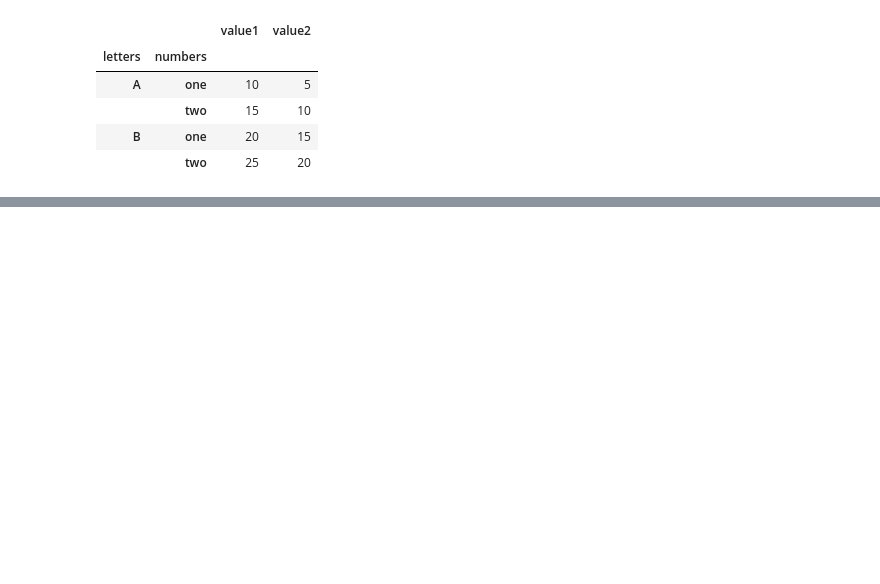
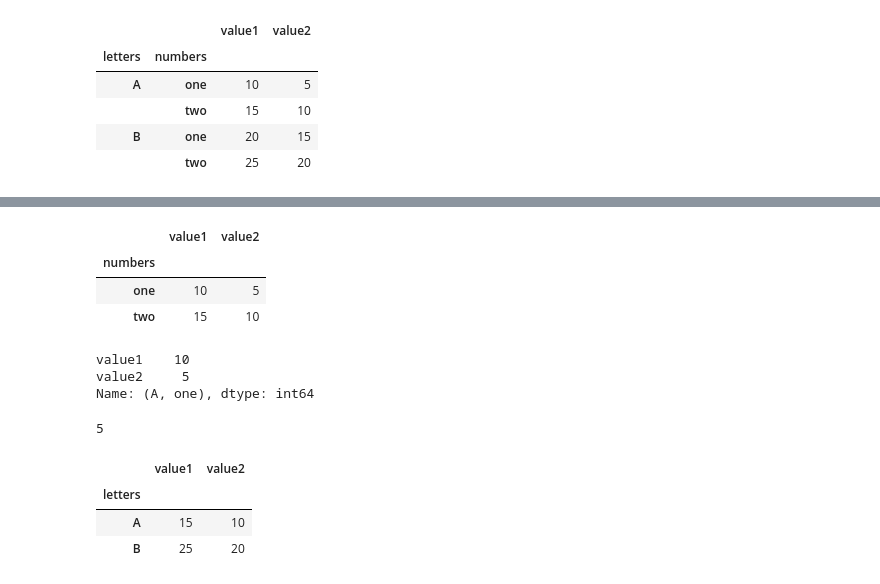
Before and after one commit to SiddheshDaphane/Python-for-data-science-and-machine-learning, a Jupyter notebook: 3. Pandas.ipynb, the cells around one changed output, grey strips where cells are left out. Drawn from its saved outputs; the diff is of its cells as text; code cells hidden in the pictures; blank space fills up the shorter version.

```diff
--- a/3. Pandas.ipynb
+++ b/3. Pandas.ipynb
@@ -459,0 +500,24 @@ df
+# %%
+df.xs('A')
+# %% [output]
+|  | value1 | value2 |
+| numbers |  |  |
+| one | 10 | 5 |
+| two | 15 | 10 |
+# %%
+df.xs(['A','one'])
+# %% [output]
+value1    10
+value2     5
+Name: (A, one), dtype: int64
+# %%
+df.xs(['A','one'])[1]
+# %% [output]
+5
+# %%
+df.xs('two',level='numbers')
+# %% [output]
+|  | value1 | value2 |
+| letters |  |  |
+| A | 15 | 10 |
+| B | 25 | 20 |
```
Also changed, not shown: parts of 6 cells of this notebook.
